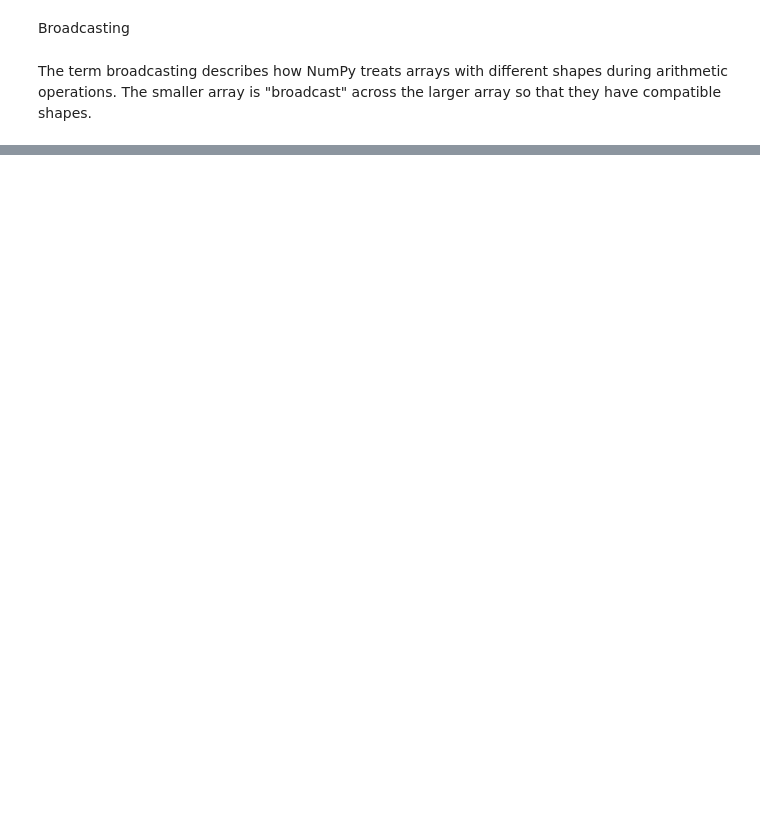
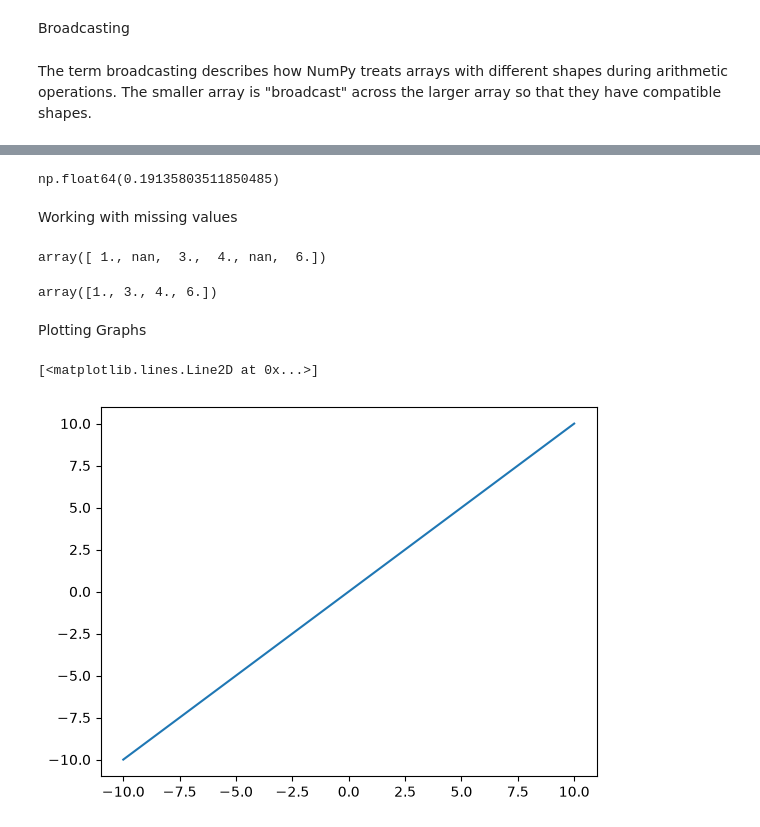
Before and after one commit to suyogghate/numpy, a Jupyter notebook: numpy_advanced.ipynb, the cells around one changed output, grey strips where cells are left out. Cells and saved outputs as stored; diff of their text form; code cells hidden in the pictures; blank space fills up the shorter version.

Commit message:
broadcasting, working with mathematical formulas, working eith missing values, plotting graphs

```diff
--- a/numpy_advanced.ipynb
+++ b/numpy_advanced.ipynb
@@ -123,0 +318,40 @@ The smaller array is "broadcast" across the larger array so that they have compa
+# %%
+# binary cross entropy
+y_true = np.array([1,0,1,1,0,1,0,1,0,1])
+y_pred = np.array([0.95,0.10,0.82,0.76,0.20,0.91,0.05,0.70,0.35,0.88])
+
+bce = -np.mean(
+    y_true * np.log(y_pred) +
+    (1 - y_true) * np.log(1 - y_pred)
+)
+
+bce
+# %% [output]
+np.float64(0.19135803511850485)
+# %% [markdown]
+Working with missing values
+# %%
+# working with missing values -> np.nan
+a = np.array([1, np.nan, 3, 4, np.nan, 6])
+a
+# %% [output]
+array([ 1., nan,  3.,  4., nan,  6.])
+# %%
+# np.isnan(a)
+a[~np.isnan(a)]
+# %% [output]
+array([1., 3., 4., 6.])
+# %% [markdown]
+Plotting Graphs
+# %%
+# plotting a 2D plot
+# x = y
+import matplotlib.pyplot as plt
+
+x = np.linspace(-10, 10, 100)
+y = x
+
+plt.plot(x, y)
+# %% [output]
+[<matplotlib.lines.Line2D at 0x...>]
+[figure, added]
```
Also changed, not shown: parts of 28 cells of this notebook, 1 other file.
